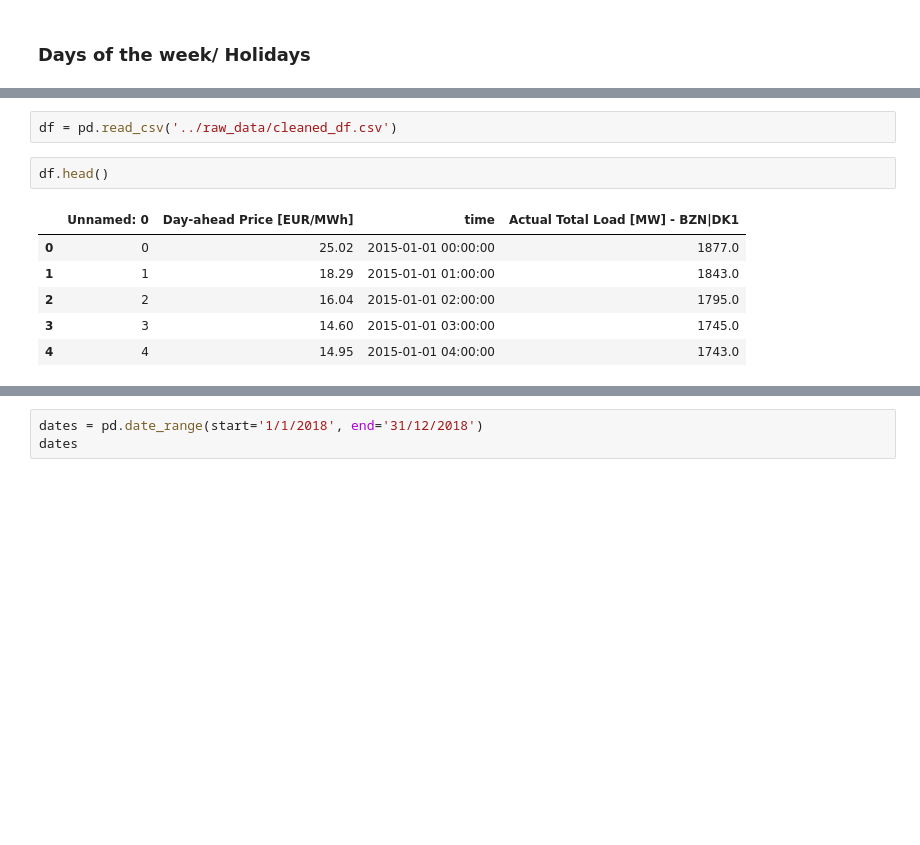
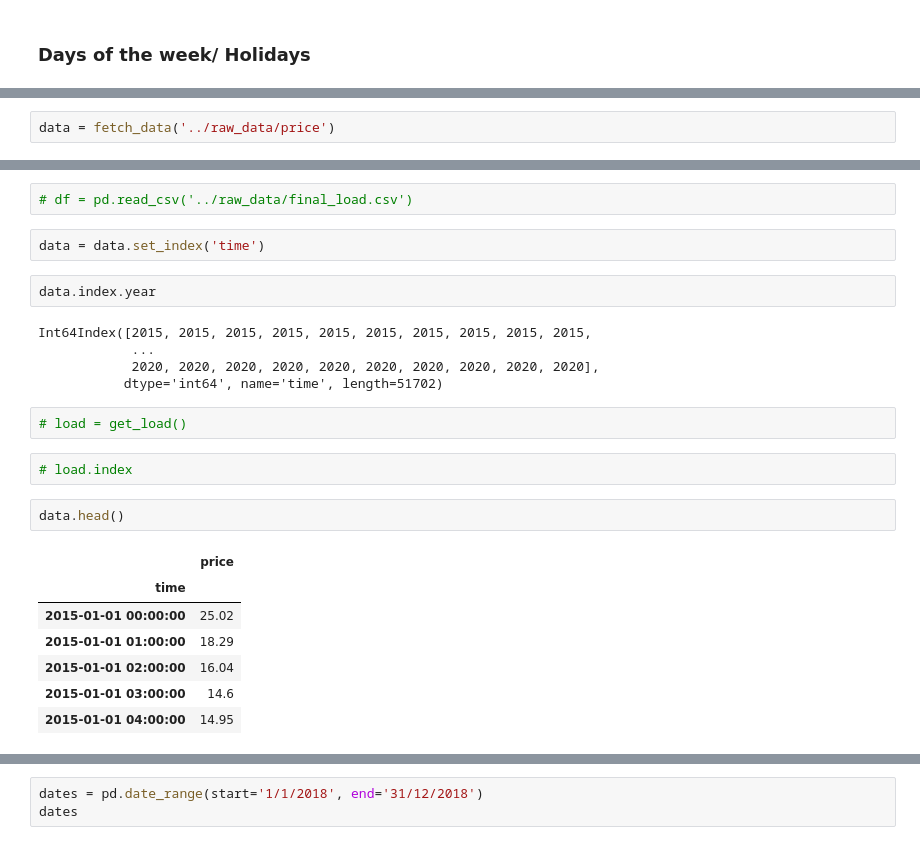
Before and after one commit to Guli-Y/ElectricityPricePredictor, a Jupyter notebook: notebooks/griseldo_replication.ipynb, the cells around one changed output, grey strips where cells are left out. Drawn from its saved outputs; the diff is of its cells as text; blank space fills up the shorter version.

```diff
--- a/notebooks/griseldo_replication.ipynb
+++ b/notebooks/griseldo_replication.ipynb
@@ -9,0 +16,2 @@ import statsmodel.tsa
+# %%
+data = fetch_data('../raw_data/price')
@@ -10,11 +24,25 @@ import statsmodel.tsa
 # %%
-df = pd.read_csv('../raw_data/cleaned_df.csv')
+# df = pd.read_csv('../raw_data/final_load.csv')
+# %%
+data = data.set_index('time')
+# %%
+data.index.year
+# %% [output]
+Int64Index([2015, 2015, 2015, 2015, 2015, 2015, 2015, 2015, 2015, 2015,
+            ...
+            2020, 2020, 2020, 2020, 2020, 2020, 2020, 2020, 2020, 2020],
+           dtype='int64', name='time', length=51702)
+# %%
+# load = get_load()
+# %%
+# load.index
 # %%
-df.head()
+data.head()
 # %% [output]
-|  | Unnamed: 0 | Day-ahead Price [EUR/MWh] | time | Actual Total Load [MW] - BZN|DK1 |
-| 0 | 0 | 25.02 | 2015-01-01 00:00:00 | 1877.0 |
-| 1 | 1 | 18.29 | 2015-01-01 01:00:00 | 1843.0 |
-| 2 | 2 | 16.04 | 2015-01-01 02:00:00 | 1795.0 |
-| 3 | 3 | 14.60 | 2015-01-01 03:00:00 | 1745.0 |
-| 4 | 4 | 14.95 | 2015-01-01 04:00:00 | 1743.0 |
+|  | price |
+| time |  |
+| 2015-01-01 00:00:00 | 25.02 |
+| 2015-01-01 01:00:00 | 18.29 |
+| 2015-01-01 02:00:00 | 16.04 |
+| 2015-01-01 03:00:00 | 14.6 |
+| 2015-01-01 04:00:00 | 14.95 |
```
Also changed, not shown: parts of 18 cells of this notebook, 1 other file.
